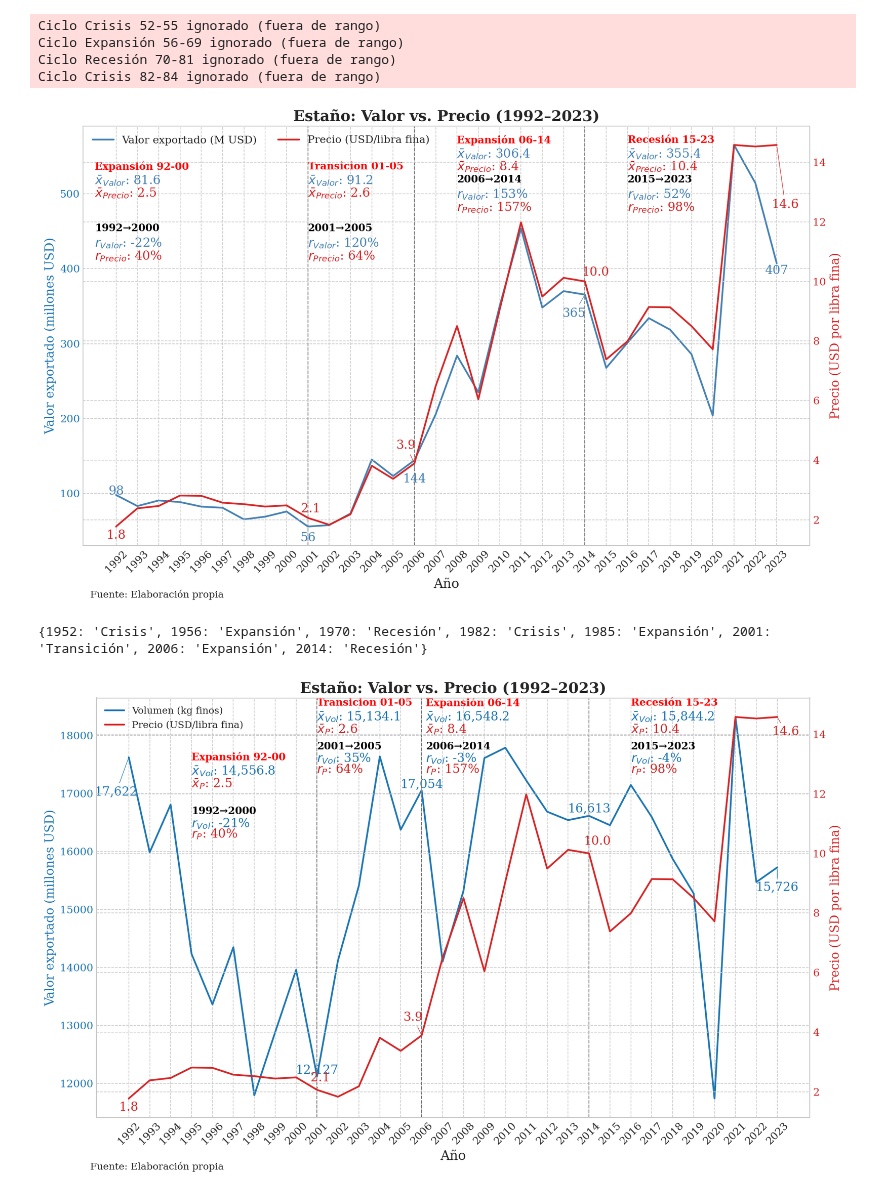
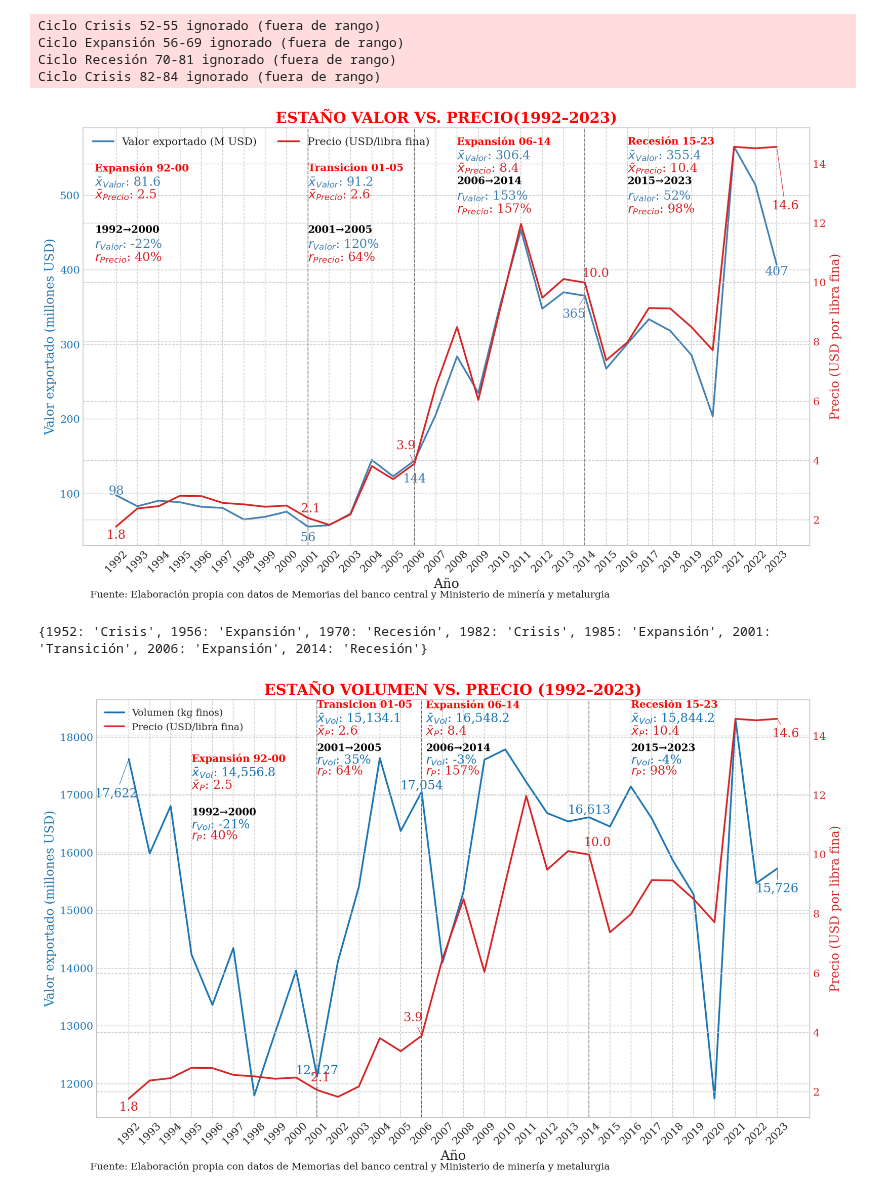
Before and after one commit to navi0369/proyectomacro, a Jupyter notebook: notebooks/tesis/serie_completa/minerales/estaño.ipynb, the cells around one changed output. Drawn from its saved outputs; the diff is of its cells as text; code cells hidden in the pictures.

```diff
--- a/notebooks/tesis/serie_completa/minerales/estaño.ipynb
+++ b/notebooks/tesis/serie_completa/minerales/estaño.ipynb
@@ -80,10 +80,11 @@ fig, ax_val, ax_price = init_dual_axis_plot(
     left_series=left_series,
     right_series=right_series,
     colors=colors,
-    title=f"Estaño: Valor vs. Precio ({df.index[0]}–{df.index[-1]})",
+    title=f"ESTAÑO VALOR VS. PRECIO({df.index[0]}–{df.index[-1]})",
     xlabel="Año",
     left_ylabel="Valor exportado (millones USD)",
-    right_ylabel="Precio (USD por libra fina)"
+    right_ylabel="Precio (USD por libra fina)",
+    source_text="Fuente: Elaboración propia con datos de Memorias del banco central y Ministerio de minería y metalurgia"
 )
 add_hitos(ax_val, df.index, hitos_v, hitos_offset, line_kwargs={"lw":1})
 add_cycle_means_multi(
@@ -169,10 +170,11 @@ fig_vol, ax_vol, ax_price_vol = init_dual_axis_plot(
     left_series=left_series_vol,
     right_series=right_series_vol,
     colors=colors_vol,
-    title=f"Estaño: Valor vs. Precio ({df.index[0]}–{df.index[-1]})",
+    title=f"ESTAÑO VOLUMEN VS. PRECIO ({df.index[0]}–{df.index[-1]})",
     xlabel="Año",
     left_ylabel="Valor exportado (millones USD)",
-    right_ylabel="Precio (USD por libra fina)"
+    right_ylabel="Precio (USD por libra fina)",
+    source_text="Fuente: Elaboración propia con datos de Memorias del banco central y Ministerio de minería y metalurgia"
 )
 
 
@@ -200,32 +202,32 @@ add_year_value_annotations(
 )
 add_year_value_annotations(
     ax_price_vol, df, annot_years, ["precio_usd_lf"],
     {"precio_usd_lf": annotation_offsets_vol["precio_usd_lf"]},
     {"precio_usd_lf": colors_vol["precio_usd_lf"]}, arrow_lw=0.6,
     value_fmt="{:,.1f}"
 )
 
 # tasas de crecimiento
 add_period_growth_annotations_multi(
     ax_vol, df, periodos, cols_vol,
     period_growth_offsets_vol, colors_vol, abbr_vol,
     line_spacing_ratio=0.01
 )
 
 
 # leyenda combinada
 h1,l1 = ax_vol.get_legend_handles_labels()
 h2,l2 = ax_price_vol.get_legend_handles_labels()
 ax_vol.legend(h1+h2, l1+l2, loc="upper left", fontsize=11)
 
 plt.tight_layout()
 plt.savefig(os.path.join(output_dir,"estanio_volumen_precio_dual_axis.png"), dpi=300)
 plt.show()
 # %% [output]
 Ciclo Crisis 52-55 ignorado (fuera de rango)
 Ciclo Expansión 56-69 ignorado (fuera de rango)
 Ciclo Recesión 70-81 ignorado (fuera de rango)
 Ciclo Crisis 82-84 ignorado (fuera de rango)
-[figure, old version]
+[figure, new version]
 {1952: 'Crisis', 1956: 'Expansión', 1970: 'Recesión', 1982: 'Crisis', 1985: 'Expansión', 2001: 'Transición', 2006: 'Expansión', 2014: 'Recesión'}
-[figure, old version]
+[figure, new version]
```
Also changed, not shown: 54 other files.
